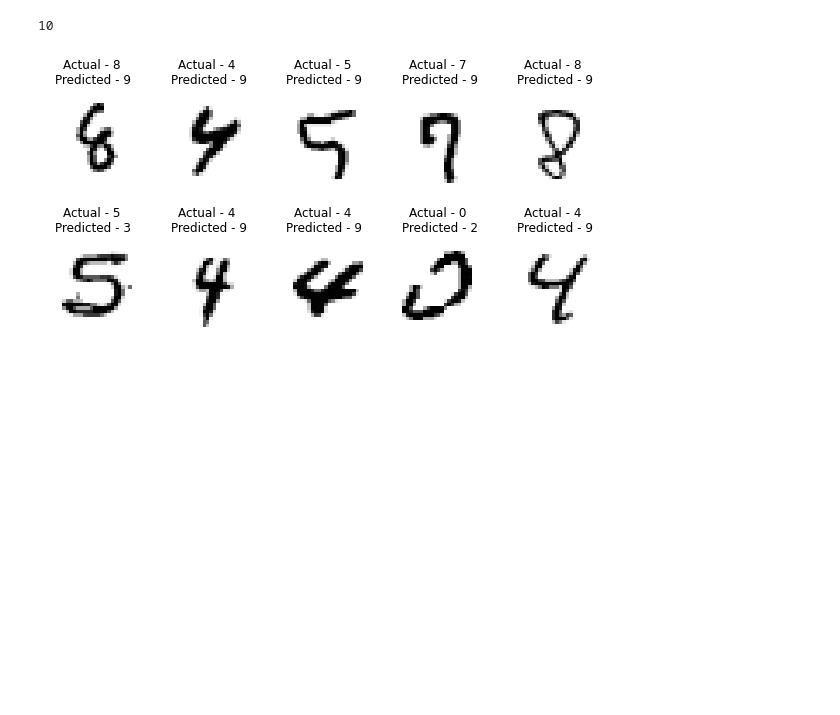
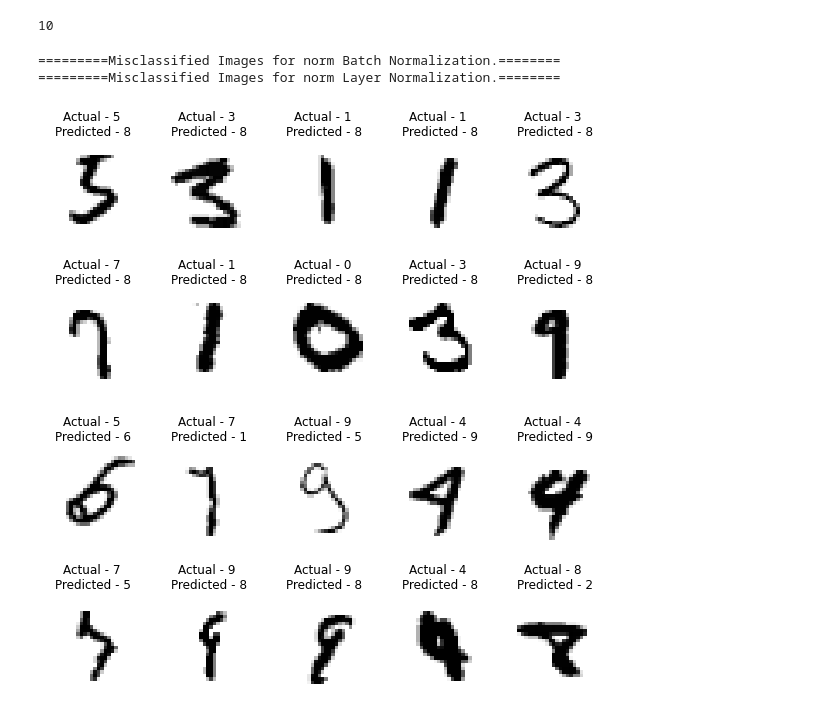
Before and after one commit to peeyushsinghal/EVA8, a Jupyter notebook: S5-Assignment-Solution/EVA8_S5.ipynb, the cells around one changed output. Drawn from its saved outputs; the diff is of its cells as text; code cells hidden in the pictures; blank space fills up the shorter version.

```diff
--- a/S5-Assignment-Solution/EVA8_S5.ipynb
+++ b/S5-Assignment-Solution/EVA8_S5.ipynb
@@ -555,5 +556,9 @@ def get_misclassified_images(model, device, test_loader,num_image = 10):
       if len(list_misclassified_images) == num_image: break
   return list_misclassified_images
 # %%
-list_misclassified_images = get_misclassified_images(model,device, test_loader,num_image = 10)
+# list_misclassified_images = get_misclassified_images(model,device, test_loader,num_image = 10)
+# %%
+dict_misclassified_images ={}
+for norm in list_norm:
+  dict_misclassified_images[norm] = get_misclassified_images(dict_training_output[norm]['model'],device, test_loader,num_image = 10)
 # %%
@@ -562,7 +567,7 @@ print(list_misclassified_images[t][1].cpu().item(),list_misclassified_images[t][
 # %% [output]
 10
 # %%
-# Plotting misclassified images
+# Plotting misclassified images function
 def plot_misclassified_images (list_misclassified_images):
   figure = plt.figure(figsize = (10,5))
   for index in range(1, len(list_misclassified_images) + 1):
@@ -570,7 +575,13 @@ def plot_misclassified_images (list_misclassified_images):
       plt.axis('off')
       plt.imshow(list_misclassified_images[index-1][0].cpu().numpy().squeeze(), cmap='gray_r')
       plt.title(f'Actual - {list_misclassified_images[index-1][1]} \nPredicted - {list_misclassified_images[index-1][2].cpu().item()}')
-
-plot_misclassified_images(list_misclassified_images)
-# %% [output]
-[figure, removed]
+# %%
+#@title Plot Misclassified Images
+for norm in list_norm:
+  print(f'=========Misclassified Images for {mapping_dict[norm]}.========')
+  plot_misclassified_images(dict_misclassified_images[norm])
+# %% [output]
+=========Misclassified Images for norm Batch Normalization.========
+=========Misclassified Images for norm Layer Normalization.========
+[figure, added]
+[figure, added]
```
Also changed, not shown: parts of 13 cells of this notebook.
